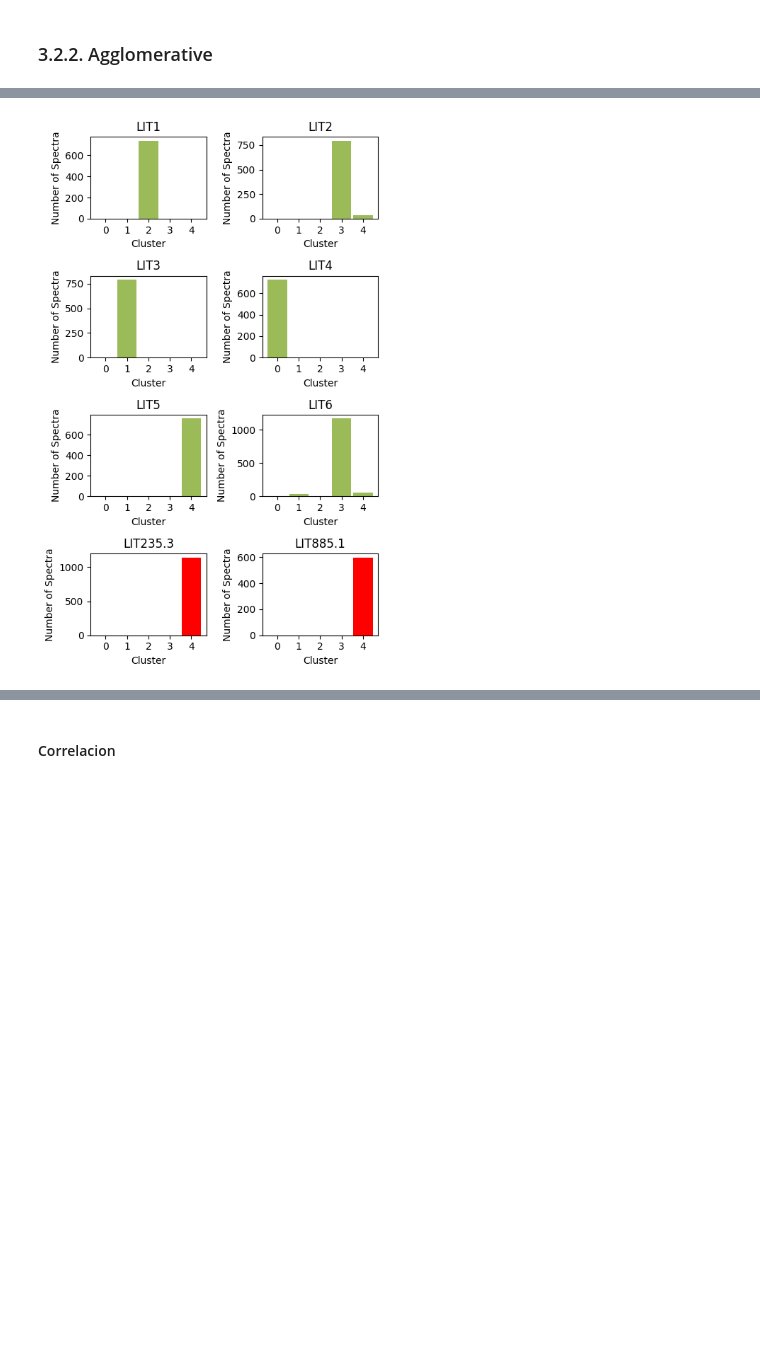
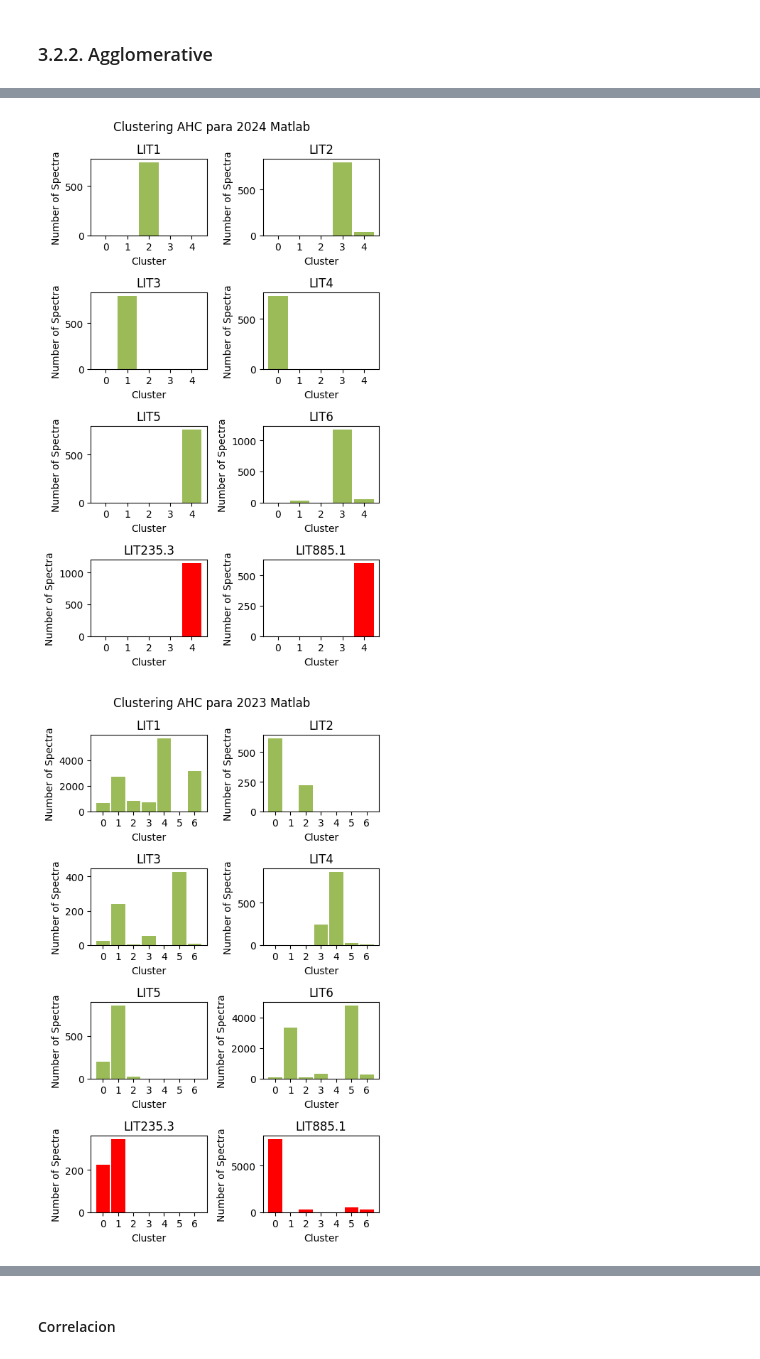
Before and after one commit to andreaperezasen/TFM-ML-Raman-Conchas-Arqueologicas, a Jupyter notebook: Code/Notebooks/main.ipynb, the cells around one changed output, grey strips where cells are left out. Drawn from its saved outputs; the diff is of its cells as text; code cells hidden in the pictures; blank space fills up the shorter version.

```diff
--- a/Code/Notebooks/main.ipynb
+++ b/Code/Notebooks/main.ipynb
@@ -59,9 +59,10 @@ Los CSV que se cargan contienen los espectros preprocesados de las diferentes co
 #data_nanobase = pd.read_csv('D:\OneDrive - UNICAN\Escritorio\Conchas\CSV_final\\nanobasepreprocesado.csv', index_col=[0])
 
 
-# data_sonda_2023_Matlab= pd.read_csv('/Users/drea/Library/CloudStorage/OneDrive-UNICAN/Escritorio/Conchas/CSV_final/data_sonda_2023_preprocesadoMatlab.csv', index_col=[0,1,2,3,4,5,6,7])
+data_sonda_2023_Matlab= pd.read_csv('/Users/drea/Library/CloudStorage/OneDrive-UNICAN/Escritorio/Conchas/CSV_final/data_sonda_2023_preprocesadoMatlab.csv', index_col=[0,1,2,3,4,5,6,7])
 data_sonda_2024_Matlab= pd.read_csv('/Users/drea/Library/CloudStorage/OneDrive-UNICAN/Escritorio/Conchas/CSV_final/data_sonda_2024_preprocesadoMatlab.csv', index_col=[0,1,2,3,4,5,6,7])
-# data_sonda_2024_Python= pd.read_csv('/Users/drea/Library/CloudStorage/OneDrive-UNICAN/Escritorio/Conchas/CSV_final/data_sonda_2024_preprocesadoPython.csv', index_col=[0,1,2,3,4,5,6,7])
+data_sonda_2024_Python= pd.read_csv('/Users/drea/Library/CloudStorage/OneDrive-UNICAN/Escritorio/Conchas/CSV_final/data_sonda_2024_preprocesadoPython.csv', index_col=[0,1,2,3,4,5,6,7])
+data_nanobase = pd.read_csv('/Users/drea/Library/CloudStorage/OneDrive-UNICAN/Escritorio/Conchas/CSV_final/nanobasepreprocesado.csv', index_col=[0])
 # %%
 data_nanobase_muestras = data_nanobase.index.get_level_values("Muestra").unique().tolist()
 data_nanobase_muestras
@@ -87,12 +103,12 @@ Las muestras de 2024 en Matlab son:  ['LIT1', 'LIT2', 'LIT3', 'LIT4', 'LIT5', 'L
 #data_sonda_2024_Matlab_LIT921#_2 = data_sonda_2024_Matlab.loc[data_sonda_2024_Matlab.index.get_level_values("Muestra") == 'LIT921.1']
 
 # Eliminamos las muestras LIT7 de 2023 y LIT921 de 2024
-#data_sonda_2023_Matlab = data_sonda_2023_Matlab.loc[data_sonda_2023_Matlab.index.get_level_values("Muestra") != 'LIT7']
+data_sonda_2023_Matlab = data_sonda_2023_Matlab.loc[data_sonda_2023_Matlab.index.get_level_values("Muestra") != 'LIT7']
 #print("Las nuevas muestras de 2023 en Matlab son: ", data_sonda_2023_Matlab.index.get_level_values("Muestra").unique().tolist())
 data_sonda_2024_Matlab = data_sonda_2024_Matlab.loc[data_sonda_2024_Matlab.index.get_level_values("Muestra") != 'LIT921.1']
 print("Las nuevas muestras de 2024 en Matlab son: ", data_sonda_2024_Matlab.index.get_level_values("Muestra").unique().tolist())
-#data_sonda_2024_Python = data_sonda_2024_Python.loc[data_sonda_2024_Python.index.get_level_values("Muestra") != 'LIT921.1']
-#print("Las nuevas muestras de 2024 en Python son: ", data_sonda_2024_Python.index.get_level_values("Muestra").unique().tolist())
+data_sonda_2024_Python = data_sonda_2024_Python.loc[data_sonda_2024_Python.index.get_level_values("Muestra") != 'LIT921.1']
+print("Las nuevas muestras de 2024 en Python son: ", data_sonda_2024_Python.index.get_level_values("Muestra").unique().tolist())
 
 
 # Guarmados los datasets sin las muestras LIT7 de 2023 y LIT921 de 2024
@@ -503,12 +532,12 @@ def clustering_AHC(data, n_clusters):
 
 
 data_sonda_2024_Matlab_copy, tiempo_2024_Matlab_AHC = clustering_AHC(data_sonda_2024_Matlab_copy, 5)
-# data_sonda_2023_Matlab_copy, tiempo_2023_Matlab_AHC = clustering_AHC(data_sonda_2023_Matlab_copy, 7)
-# data_sonda_2024_Python_copy, tiempo_2024_Python_AHC = clustering_AHC(data_sonda_2024_Python_copy, 5)
-# data_nanobase_copy, tiempo_nanobase_AHC = clustering_AHC(data_nanobase_copy, 5)
+data_sonda_2023_Matlab_copy, tiempo_2023_Matlab_AHC = clustering_AHC(data_sonda_2023_Matlab_copy, 7)
+data_sonda_2024_Python_copy, tiempo_2024_Python_AHC = clustering_AHC(data_sonda_2024_Python_copy, 5)
+data_nanobase_copy, tiempo_nanobase_AHC = clustering_AHC(data_nanobase_copy, 5)
 
 print(f"Tiempo de ejecución de clustering AHC para dataset de 2024 Matlab: {tiempo_2024_Matlab_AHC:.2f} segundos")
-# print(f"Tiempo de ejecución de clustering AHC para dataset de 2023 Matlab: {tiempo_2023_Matlab_AHC:.2f} segundos")
-# print(f"Tiempo de ejecución de clustering AHC para dataset de 2024 Python: {tiempo_2024_Python_AHC:.2f} segundos")
-# print(f"Tiempo de ejecución de clustering AHC para dataset de Nanobase: {tiempo_nanobase_AHC:.2f} segundos")
+print(f"Tiempo de ejecución de clustering AHC para dataset de 2023 Matlab: {tiempo_2023_Matlab_AHC:.2f} segundos")
+print(f"Tiempo de ejecución de clustering AHC para dataset de 2024 Python: {tiempo_2024_Python_AHC:.2f} segundos")
+print(f"Tiempo de ejecución de clustering AHC para dataset de Nanobase: {tiempo_nanobase_AHC:.2f} segundos")
 # %% [output]
@@ -516,12 +548,13 @@ Tiempo de ejecución de clustering AHC para dataset de 2024 Matlab: 8.54 segundo
 # %%
-plot_clusters_class_8muestras_2col(data_sonda_2024_Matlab_copy, muestras_ordenadas,'Cluster_AHC', title = "AHC Clustering para 2024 Matlab", color_tipo = "#9BBB59")
-# plot_clusters_class_8muestras_2col(data_sonda_2023_Matlab_copy, muestras_ordenadas,'Cluster_AHC', title = "AHC Clustering para 2023 Matlab", color_tipo = "#2ca02c")
-# plot_clusters_class_8muestras_2col(data_sonda_2024_Python_copy, muestras_ordenadas,'Cluster_AHC', title = "AHC Clustering para 2024 Python", color_tipo = "#1EB440")
-# plot_clusters_class_8muestras_2col(data_nanobase_copy, muestras_ordenadas,'Cluster_AHC', title = "AHC Clustering para Nanobase", color_tipo = "#1EB440")
+plot_clusters_class_8muestras_2col(data_sonda_2024_Matlab_copy, muestras_ordenadas,'Cluster_AHC', title = "Clustering AHC para 2024 Matlab", color_tipo = "#9BBB59")
+plot_clusters_class_8muestras_2col(data_sonda_2023_Matlab_copy, muestras_ordenadas,'Cluster_AHC', title = "Clustering AHC para 2023 Matlab", color_tipo = "#9BBB59")
+plot_clusters_class_8muestras_2col(data_sonda_2024_Python_copy, muestras_ordenadas,'Cluster_AHC', title = "Clustering AHC para 2024 Python", color_tipo = "#9BBB59")
+plot_clusters_class_8muestras_2col(data_nanobase_copy, muestras_ordenadas,'Cluster_AHC', title = "Clustering AHC para Nanobase", color_tipo = "#9BBB59")
 
-# plot_clusters_class_8muestras_4col(data_sonda_2024_Matlab_copy, muestras_ordenadas,tipo_cluster="Cluster_AHC", title = "AHC Clustering para 2024 Matlab", color_tipo = "#1EB440")
-# plot_clusters_class_8muestras_4col(data_sonda_2023_Matlab_copy, muestras_ordenadas,tipo_cluster="Cluster_AHC", title = "AHC Clustering para 2023 Matlab", color_tipo = "#1EB440")
-# plot_clusters_class_8muestras_4col(data_sonda_2024_Python_copy, muestras_ordenadas,tipo_cluster="Cluster_AHC", title = "AHC Clustering para 2024 Python", color_tipo = "#1EB440")
-# plot_clusters_class_8muestras_4col(data_nanobase_copy, muestras_ordenadas,tipo_cluster="Cluster_AHC", title = "AHC Clustering para Nanobase", color_tipo = "#1EB440")
+plot_clusters_class_8muestras_4col(data_sonda_2024_Matlab_copy, muestras_ordenadas,tipo_cluster="Cluster_AHC", title = "AHC Clustering para 2024 Matlab", color_tipo = "#9BBB59")
+plot_clusters_class_8muestras_4col(data_sonda_2023_Matlab_copy, muestras_ordenadas,tipo_cluster="Cluster_AHC", title = "AHC Clustering para 2023 Matlab", color_tipo = "#9BBB59")
+plot_clusters_class_8muestras_4col(data_sonda_2024_Python_copy, muestras_ordenadas,tipo_cluster="Cluster_AHC", title = "AHC Clustering para 2024 Python", color_tipo = "#9BBB59")
+plot_clusters_class_8muestras_4col(data_nanobase_copy, muestras_ordenadas,tipo_cluster="Cluster_AHC", title = "AHC Clustering para Nanobase", color_tipo = "#9BBB59")
 # %% [output]
-[figure, old version]
+[figure, new version]
+[figure, added]
```
Also changed, not shown: parts of 11 cells of this notebook.
